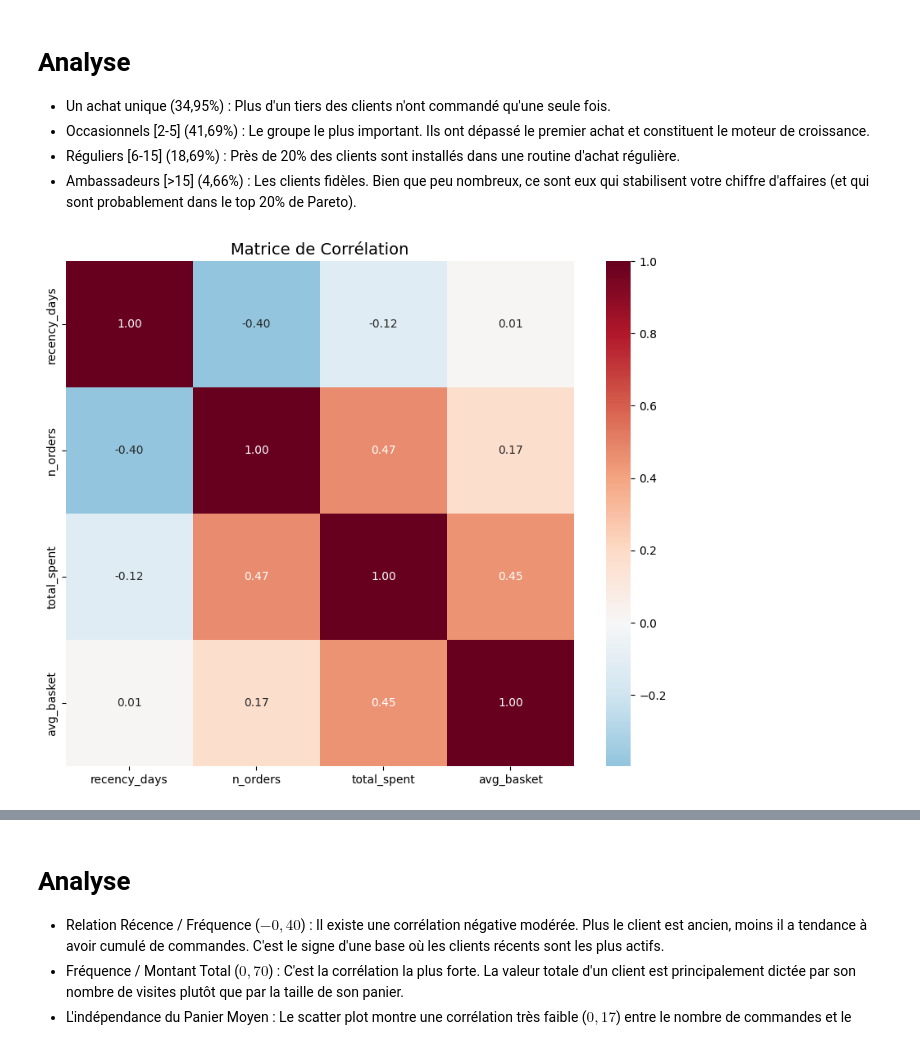
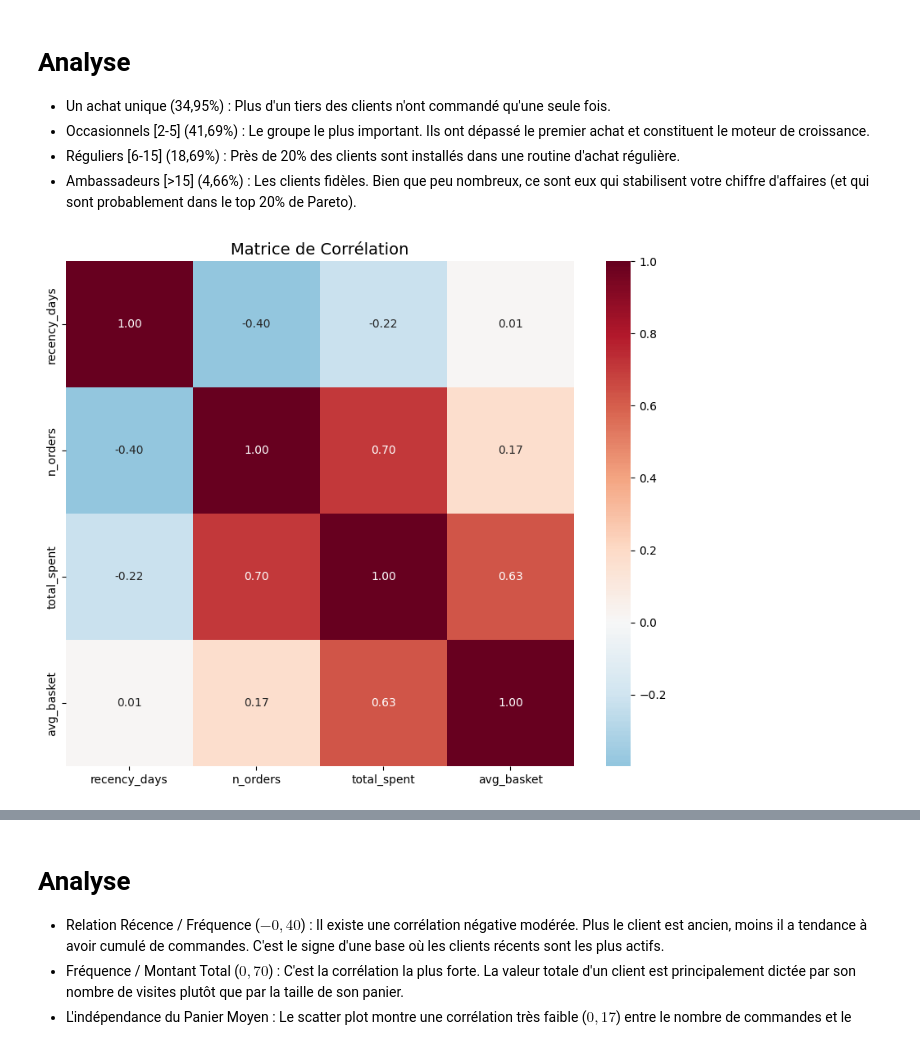
Before and after one commit to chapgangkarelle/data_marketing_project, a Jupyter notebook: analysis.ipynb, the cells around one changed output, grey strips where cells are left out. Saved outputs shown, nothing was run; the diff lists cells and outputs as text; code cells hidden in the pictures.

```diff
--- a/analysis.ipynb
+++ b/analysis.ipynb
@@ -297,17 +299,18 @@ plt.show()
 - Ambassadeurs [>15] (4,66%) : Les clients fidèles. Bien que peu nombreux, ce sont eux qui stabilisent votre chiffre d'affaires (et qui sont probablement dans le top 20% de Pareto).
 # %%
 # Corrélation entre les variables
+import seaborn as sns
 # Calcul de la matrice de corrélation
-corr_matrix = customers_cleaned[['recency_days', 'n_orders', 'total_spent', 'avg_basket']].corr()
+corr_matrix = customers_clipped[['recency_days', 'n_orders', 'total_spent', 'avg_basket']].corr()
 
 # Visualisation 1 : Heatmap
 plt.figure(figsize=(10, 8))
 sns.heatmap(corr_matrix, annot=True, cmap='RdBu_r', center=0, fmt='.2f')
 plt.title('Matrice de Corrélation', fontsize=14)
 plt.savefig('correlation_heatmap.png')
 plt.show()
 # %% [output]
-[figure, old version]
+[figure, new version]
 # %%
 # Visualisation 2 : Scatter plot n_orders vs avg_basket
 plt.figure(figsize=(10, 6))
```
Also changed, not shown: parts of 8 cells of this notebook.
